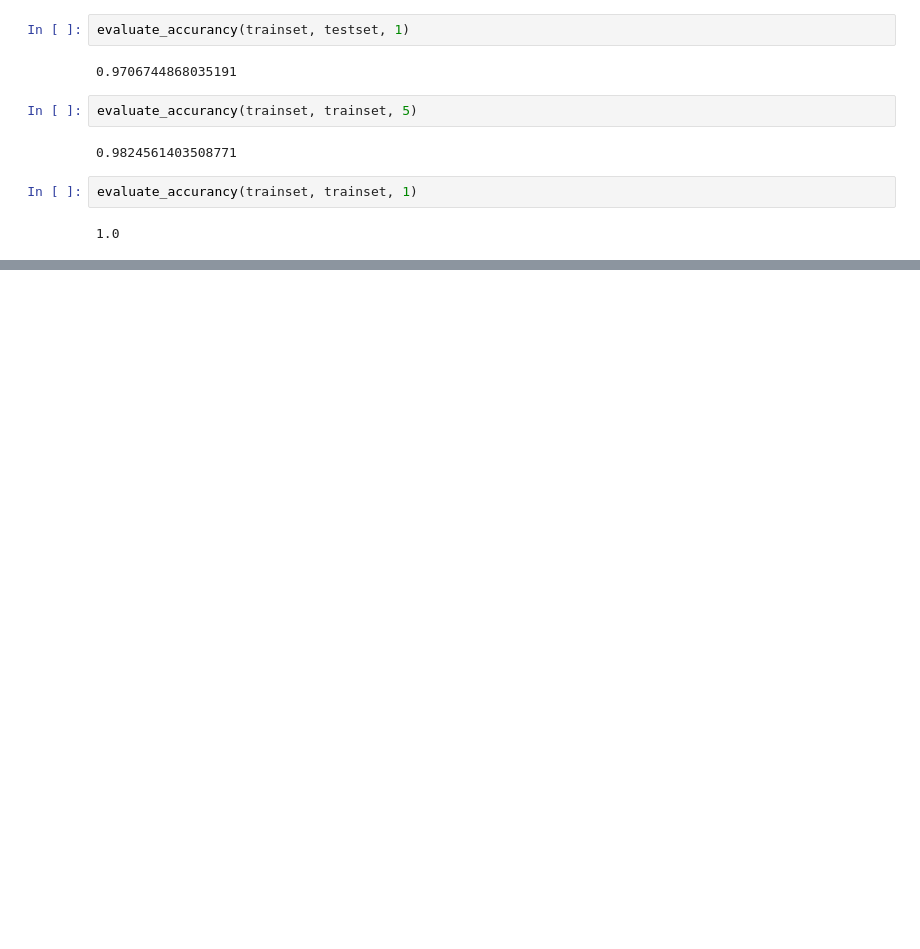
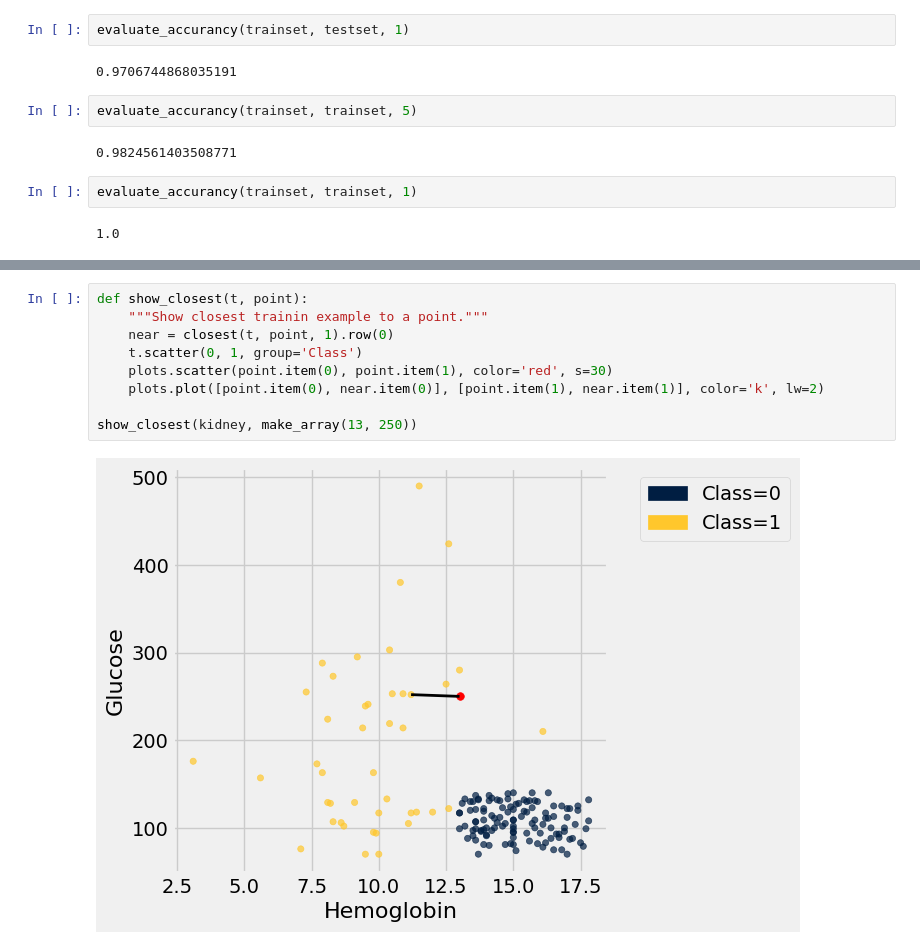
Before and after one commit to ciretorres/python, a Jupyter notebook: data8.3x/week4/sec09_classifiers.ipynb, the cells around one changed output, grey strips where cells are left out. Drawn from its saved outputs; the diff is of its cells as text; blank space fills up the shorter version.

```diff
--- a/data8.3x/week4/sec09_classifiers.ipynb
+++ b/data8.3x/week4/sec09_classifiers.ipynb
@@ -169,0 +188,11 @@ evaluate_accurancy(trainset, trainset, 1)
+# %%
+def show_closest(t, point):
+    """Show closest trainin example to a point."""
+    near = closest(t, point, 1).row(0)
+    t.scatter(0, 1, group='Class')
+    plots.scatter(point.item(0), point.item(1), color='red', s=30)
+    plots.plot([point.item(0), near.item(0)], [point.item(1), near.item(1)], color='k', lw=2)
+
+show_closest(kidney, make_array(13, 250))
+# %% [output]
+[figure, added]
```
Also changed, not shown: parts of 18 cells of this notebook.
